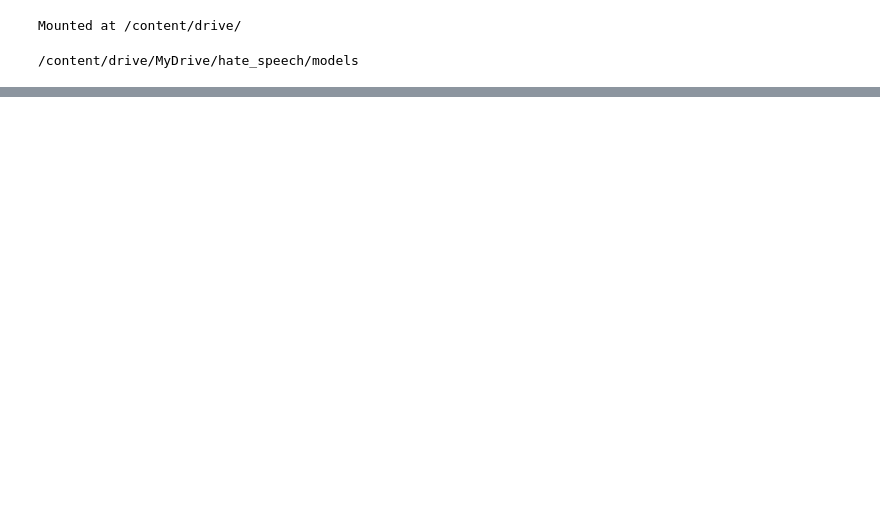
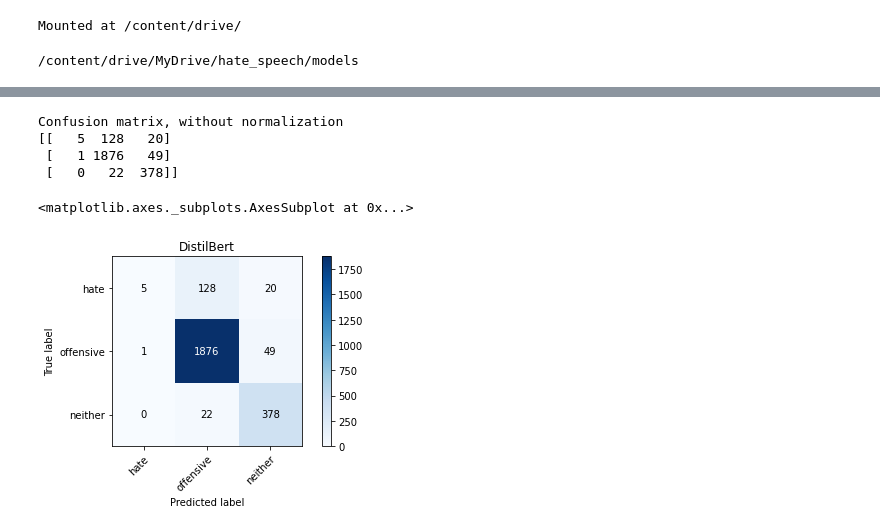
Before and after one commit to chkern/tweet-annotation-sensitivity, a Jupyter notebook: models/nn_models/bert2.ipynb, the cells around one changed output, grey strips where cells are left out. Drawn from its saved outputs; the diff is of its cells as text; code cells hidden in the pictures; blank space fills up the shorter version.

```diff
--- a/models/nn_models/bert2.ipynb
+++ b/models/nn_models/bert2.ipynb
@@ -218,4 +238,13 @@ def plot_confusion_matrix(y_true, y_pred, classes, normalize=False, title=None,
                     color="white" if cm[i, j] > thresh else "black")
     fig.tight_layout()
     return ax
+# %%
+plot_confusion_matrix(y_test, y_pred, classes = ["hate","offensive","neither"], normalize=False, title='DistilBert')
+# %% [output]
+Confusion matrix, without normalization
+[[   5  128   20]
+ [   1 1876   49]
+ [   0   22  378]]
+<matplotlib.axes._subplots.AxesSubplot at 0x...>
+[figure, added]
 # %%
```
Also changed, not shown: parts of 17 cells of this notebook, 1 other file.
